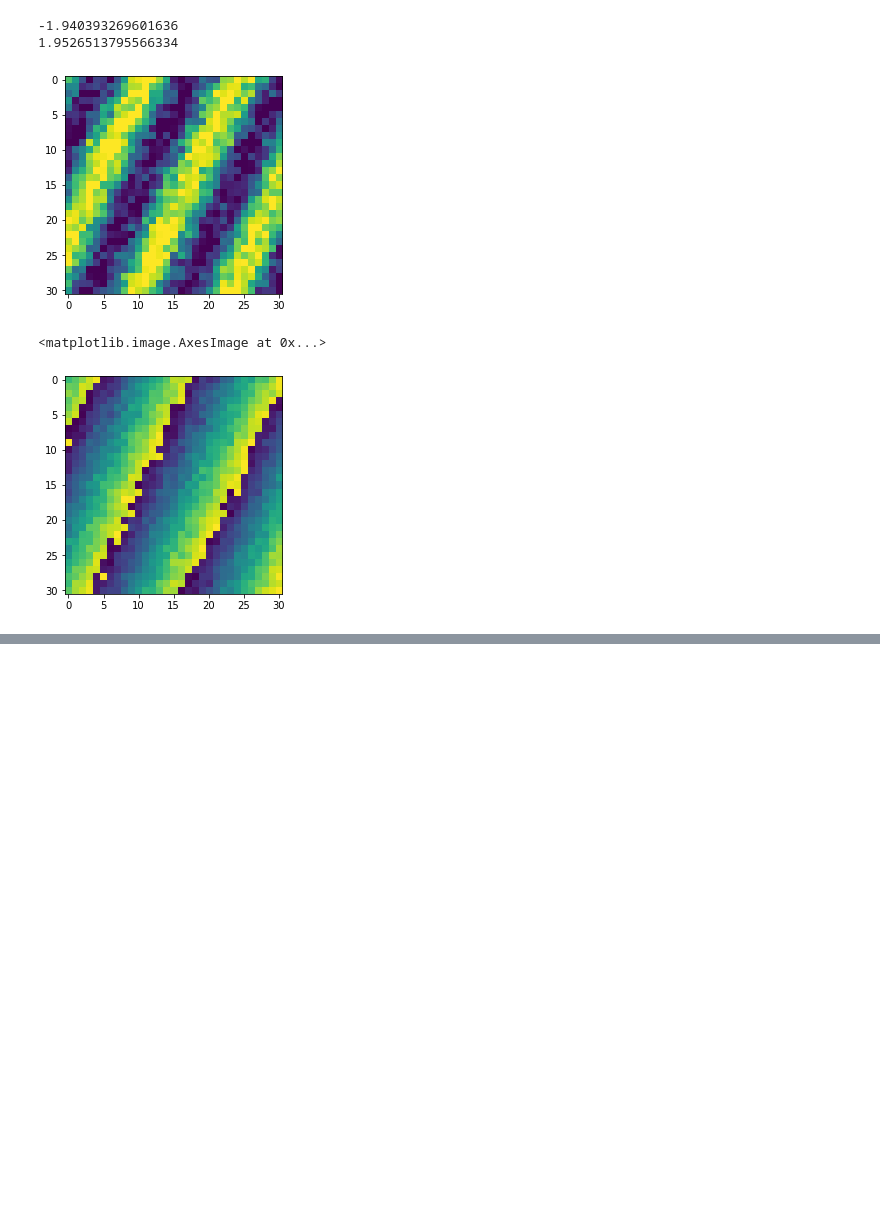
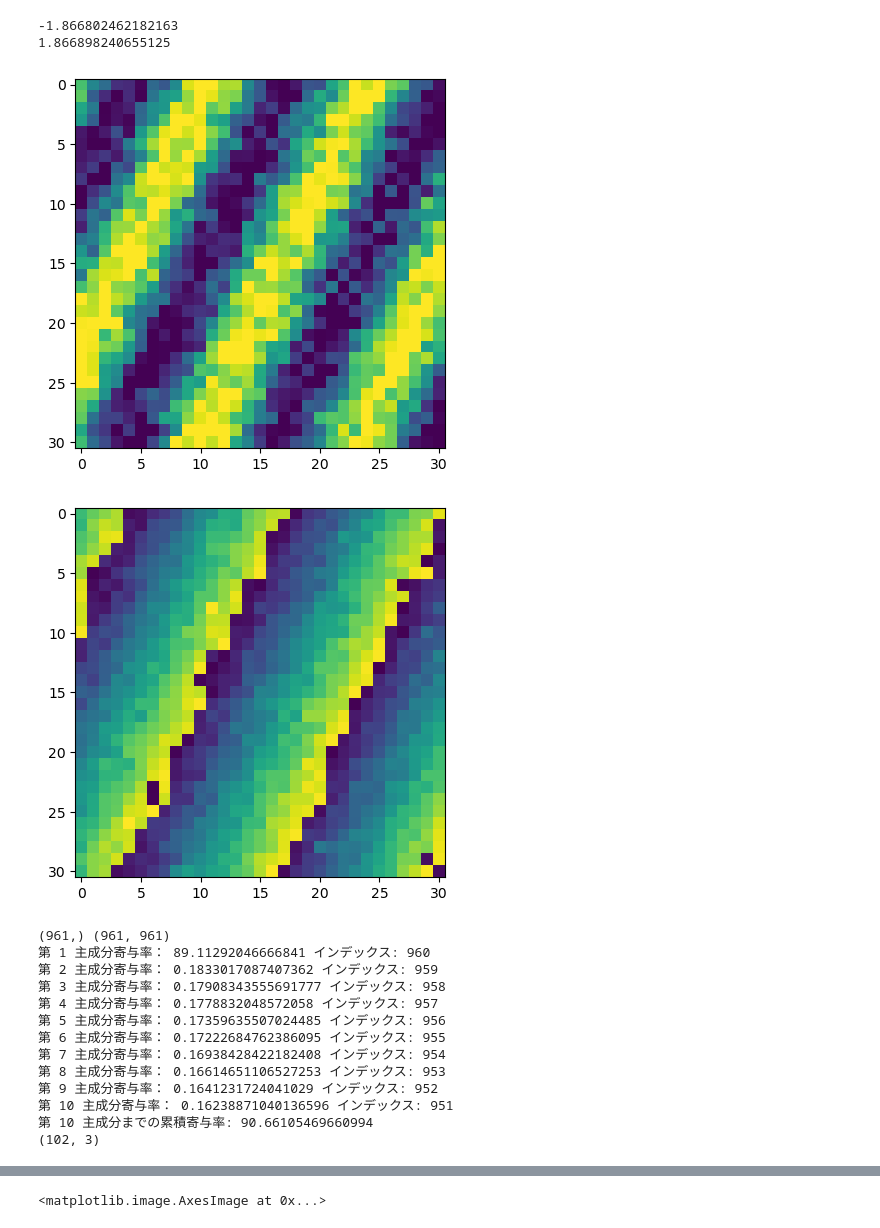
Before and after one commit to kazuki-nakata/kn-general_analysis_tools, a Jupyter notebook: notebook/Tutorial_EOF.ipynb, the cells around one changed output, grey strips where cells are left out. Cells and saved outputs as stored; diff of their text form; code cells hidden in the pictures; blank space fills up the shorter version.

```diff
--- a/notebook/Tutorial_EOF.ipynb
+++ b/notebook/Tutorial_EOF.ipynb
@@ -117,23 +115,60 @@ plt.imshow(data2[15,:,:],vmin=-1,vmax=1)
 # %%
+#CEOF
+
 xmax=31
 ymax=31
 tmax=102
 
-data=tdt.make_wave_2D(30,25,1.0,[tmax,ymax,xmax])
+data=tdt.make_wave_3D(30,25,1.0,[tmax,ymax,xmax])
 data=data+np.random.normal(0,0.25,(tmax,ymax,xmax))+1j*np.random.normal(0,0.25,(tmax,ymax,xmax))
 
 #data=np.transpose(data,(0,2,1))
 
 test=np.angle(data[0,:,:])
 print(data.real.min())
 print(data.real.max())
 plt.imshow(data[0,:,:].real,vmin=-1,vmax=1)
 
 plt.show()
 plt.imshow(test)
+plt.show()
+
+spatial,score,eig_val=pt.calc_EOF_from_xyt(data,mmin=1,mmax=3)
+
+plt.plot(np.abs(score[:,0]),color="black")  #第1モード
+plt.plot(np.abs(score[:,1]),color="blue")  #第2モード
+plt.plot(np.abs(score[:,2]),color="green")  #第3モード
+plt.show()
+plt.plot(np.angle(score[:,0]),color="black")  #第1モード
+#plt.plot(np.angle(score[:,1]),color="blue")  #第2モード
+#plt.plot(np.angle(score[:,2]),color="green")  #第3モード
+plt.show()
+
+plt.imshow(np.abs(spatial[0,:,:]),vmin=-0.03,vmax=0.03) #第一モード
+plt.show()
+plt.imshow(np.angle(spatial[0,:,:]))
+plt.show()
+
+data2=pt.remove_noise_for_xyt(data,2)
+
+plt.imshow(data[8,:,:].real,vmin=-1,vmax=1)
+plt.show()
+plt.imshow(data2[8,:,:].real,vmin=-1,vmax=1)
 # %% [output]
--1.940393269601636
-1.9526513795566334
+-1.866802462182163
+1.866898240655125
-[figure, old version]
+[figure, new version]
+[figure, new version]
-<matplotlib.image.AxesImage at 0x...>
+(961,) (961, 961)
+第 1 主成分寄与率： 89.11292046666841 インデックス: 960
+第 2 主成分寄与率： 0.1833017087407362 インデックス: 959
+第 3 主成分寄与率： 0.17908343555691777 インデックス: 958
+第 4 主成分寄与率： 0.1778832048572058 インデックス: 957
+第 5 主成分寄与率： 0.17359635507024485 インデックス: 956
+第 6 主成分寄与率： 0.17222684762386095 インデックス: 955
+第 7 主成分寄与率： 0.16938428422182408 インデックス: 954
+第 8 主成分寄与率： 0.16614651106527253 インデックス: 953
+第 9 主成分寄与率： 0.1641231724041029 インデックス: 952
+第 10 主成分寄与率： 0.16238871040136596 インデックス: 951
+第 10 主成分までの累積寄与率: 90.66105469660994
+(102, 3)
-[figure, old version]
@@ -139,0 +194 @@ plt.imshow(test)
+<matplotlib.image.AxesImage at 0x...>
```
Also changed, not shown: parts of 9 cells of this notebook, 4 other files.
